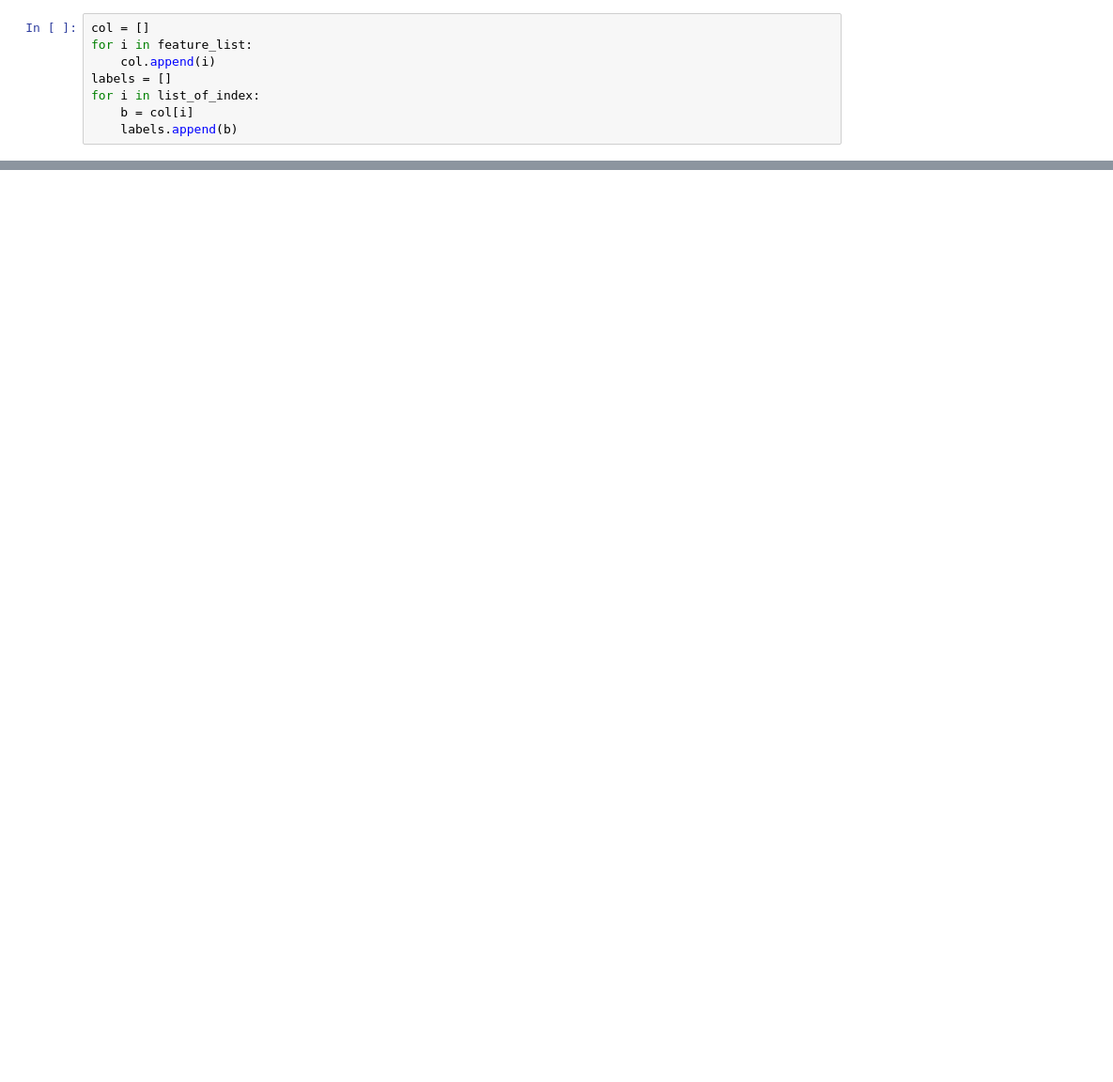
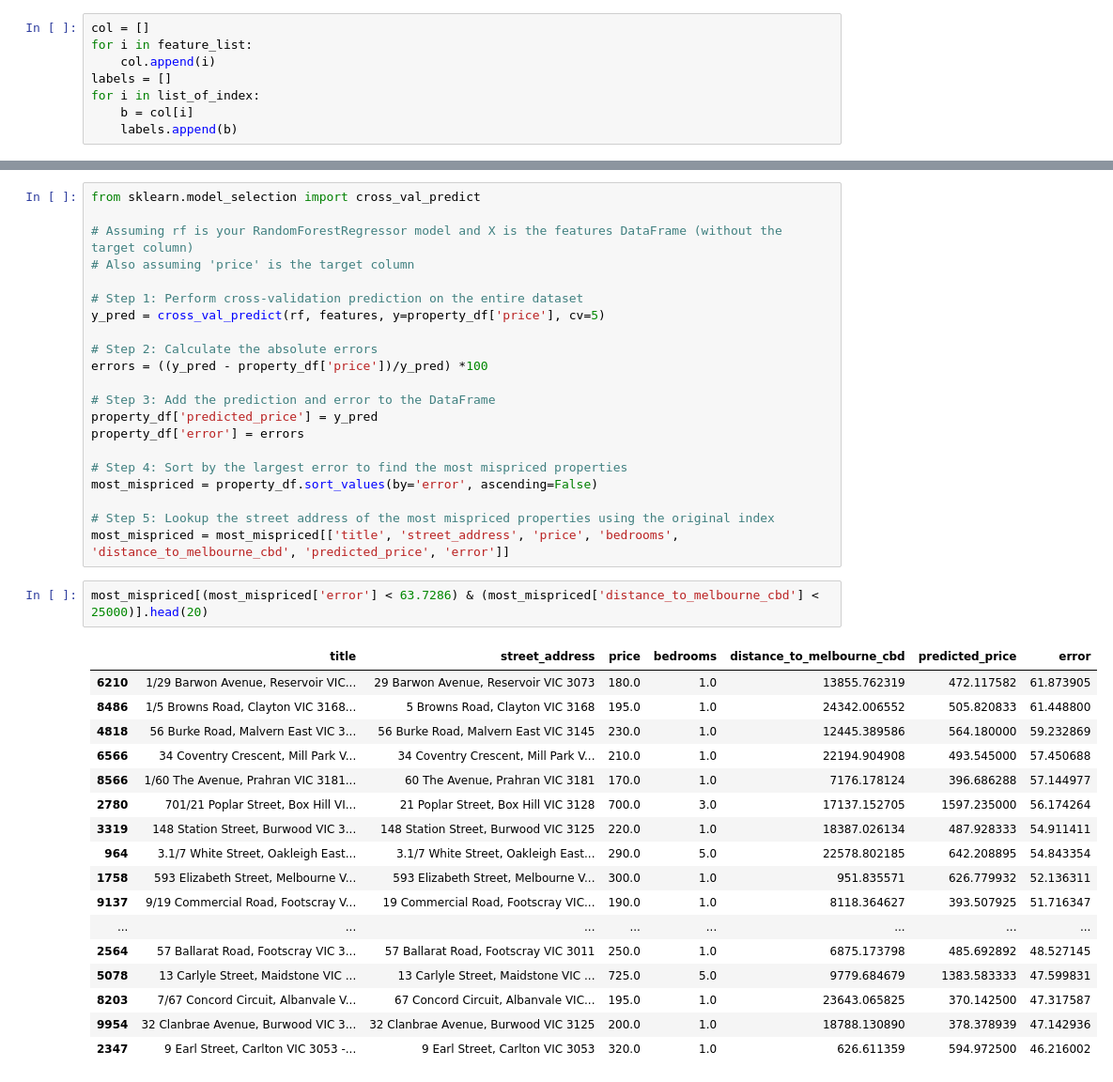
Before and after one commit to MAST30034-AppliedDataScience/project-2-group-real-estate-hexosergeantchelelebratebonitz, a Jupyter notebook: notebooks/Aarav/modelling.ipynb, the cells around one changed output, grey strips where cells are left out. Shown: that part at 94% size. Cells and saved outputs as stored; diff of their text form; blank space fills up the shorter version.

```diff
--- a/notebooks/Aarav/modelling.ipynb
+++ b/notebooks/Aarav/modelling.ipynb
@@ -330,0 +260,41 @@ plt.show()
+# %%
+from sklearn.model_selection import cross_val_predict
+
+# Assuming rf is your RandomForestRegressor model and X is the features DataFrame (without the target column)
+# Also assuming 'price' is the target column
+
+# Step 1: Perform cross-validation prediction on the entire dataset
+y_pred = cross_val_predict(rf, features, y=property_df['price'], cv=5)
+
+# Step 2: Calculate the absolute errors
+errors = ((y_pred - property_df['price'])/y_pred) *100
+
+# Step 3: Add the prediction and error to the DataFrame
+property_df['predicted_price'] = y_pred
+property_df['error'] = errors
+
+# Step 4: Sort by the largest error to find the most mispriced properties
+most_mispriced = property_df.sort_values(by='error', ascending=False)
+
+# Step 5: Lookup the street address of the most mispriced properties using the original index
+most_mispriced = most_mispriced[['title', 'street_address', 'price', 'bedrooms', 'distance_to_melbourne_cbd', 'predicted_price', 'error']]
+# %%
+most_mispriced[(most_mispriced['error'] < 63.7286) & (most_mispriced['distance_to_melbourne_cbd'] < 25000)].head(20)
+# %% [output]
+|  | title | street_address | price | bedrooms | distance_to_melbourne_cbd | predicted_price | error |
+| 6210 | 1/29 Barwon Avenue, Reservoir VIC... | 29 Barwon Avenue, Reservoir VIC 3073 | 180.0 | 1.0 | 13855.762319 | 472.117582 | 61.873905 |
+| 8486 | 1/5 Browns Road, Clayton VIC 3168... | 5 Browns Road, Clayton VIC 3168 | 195.0 | 1.0 | 24342.006552 | 505.820833 | 61.448800 |
+| 4818 | 56 Burke Road, Malvern East VIC 3... | 56 Burke Road, Malvern East VIC 3145 | 230.0 | 1.0 | 12445.389586 | 564.180000 | 59.232869 |
+| 6566 | 34 Coventry Crescent, Mill Park V... | 34 Coventry Crescent, Mill Park V... | 210.0 | 1.0 | 22194.904908 | 493.545000 | 57.450688 |
+| 8566 | 1/60 The Avenue, Prahran VIC 3181... | 60 The Avenue, Prahran VIC 3181 | 170.0 | 1.0 | 7176.178124 | 396.686288 | 57.144977 |
+| 2780 | 701/21 Poplar Street, Box Hill VI... | 21 Poplar Street, Box Hill VIC 3128 | 700.0 | 3.0 | 17137.152705 | 1597.235000 | 56.174264 |
+| 3319 | 148 Station Street, Burwood VIC 3... | 148 Station Street, Burwood VIC 3125 | 220.0 | 1.0 | 18387.026134 | 487.928333 | 54.911411 |
+| 964 | 3.1/7 White Street, Oakleigh East... | 3.1/7 White Street, Oakleigh East... | 290.0 | 5.0 | 22578.802185 | 642.208895 | 54.843354 |
+| 1758 | 593 Elizabeth Street, Melbourne V... | 593 Elizabeth Street, Melbourne V... | 300.0 | 1.0 | 951.835571 | 626.779932 | 52.136311 |
+| 9137 | 9/19 Commercial Road, Footscray V... | 19 Commercial Road, Footscray VIC... | 190.0 | 1.0 | 8118.364627 | 393.507925 | 51.716347 |
+| ... | ... | ... | ... | ... | ... | ... | ... |
+| 2564 | 57 Ballarat Road, Footscray VIC 3... | 57 Ballarat Road, Footscray VIC 3011 | 250.0 | 1.0 | 6875.173798 | 485.692892 | 48.527145 |
+| 5078 | 13 Carlyle Street, Maidstone VIC ... | 13 Carlyle Street, Maidstone VIC ... | 725.0 | 5.0 | 9779.684679 | 1383.583333 | 47.599831 |
+| 8203 | 7/67 Concord Circuit, Albanvale V... | 67 Concord Circuit, Albanvale VIC... | 195.0 | 1.0 | 23643.065825 | 370.142500 | 47.317587 |
+| 9954 | 32 Clanbrae Avenue, Burwood VIC 3... | 32 Clanbrae Avenue, Burwood VIC 3125 | 200.0 | 1.0 | 18788.130890 | 378.378939 | 47.142936 |
+| 2347 | 9 Earl Street, Carlton VIC 3053 -... | 9 Earl Street, Carlton VIC 3053 | 320.0 | 1.0 | 626.611359 | 594.972500 | 46.216002 |
```
Also changed, not shown: parts of 11 cells of this notebook, 20 other files.
